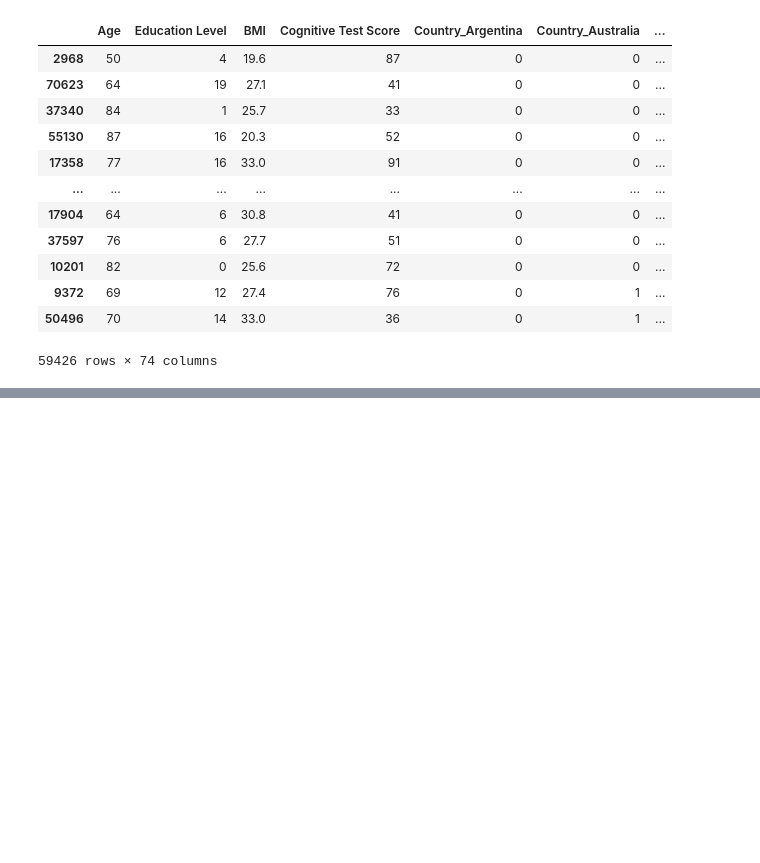
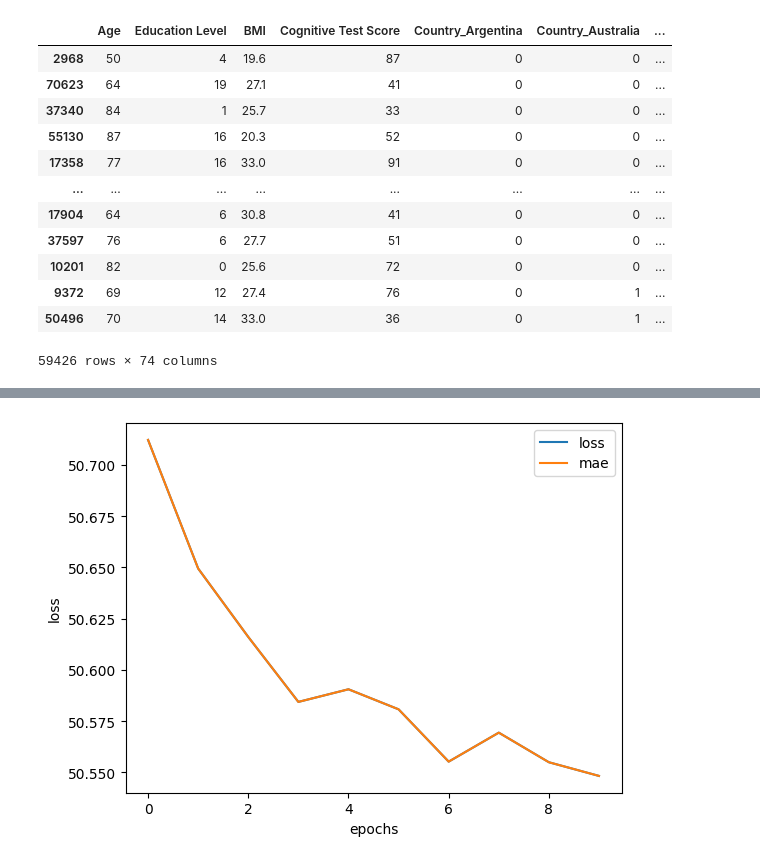
Before and after one commit to austinkirwin/public-projects, a Jupyter notebook: Python_projects/Alzheimers_Predictive_Model.ipynb, the cells around one changed output, grey strips where cells are left out. Cells and saved outputs as stored; diff of their text form; code cells hidden in the pictures; blank space fills up the shorter version.

```diff
--- a/Python_projects/Alzheimers_Predictive_Model.ipynb
+++ b/Python_projects/Alzheimers_Predictive_Model.ipynb
@@ -83,6 +82,6 @@ To start, I will create a basic neural network that has one layer with one hidde
 # %%
 # Set seed for reproducibility
-tf.keras.set_seed(10)
+tf.random.set_seed(10)
 
 # 1. Creating the model
 alzheimer_model = tf.keras.Sequential([
@@ -95,4 +94,4 @@ alzheimer_model.compile(loss = tf.keras.losses.mae,
                         metrics = ["mae"])
 
 # 3. Fit the model
-alzheimer_model.fit()
+history = alzheimer_model.fit(alzheimer_train_expvar, diagnosis_train, epochs=10, verbose=0) # each step takes a while to run so only 10 epochs to start
@@ -98,0 +104,7 @@ alzheimer_model.fit()
+# %%
+# Plotting the loss
+pd.DataFrame(history.history).plot()
+plt.ylabel("loss")
+plt.xlabel("epochs")
+# %% [output]
+[figure, added]
```
Also changed, not shown: parts of 2 cells of this notebook.
